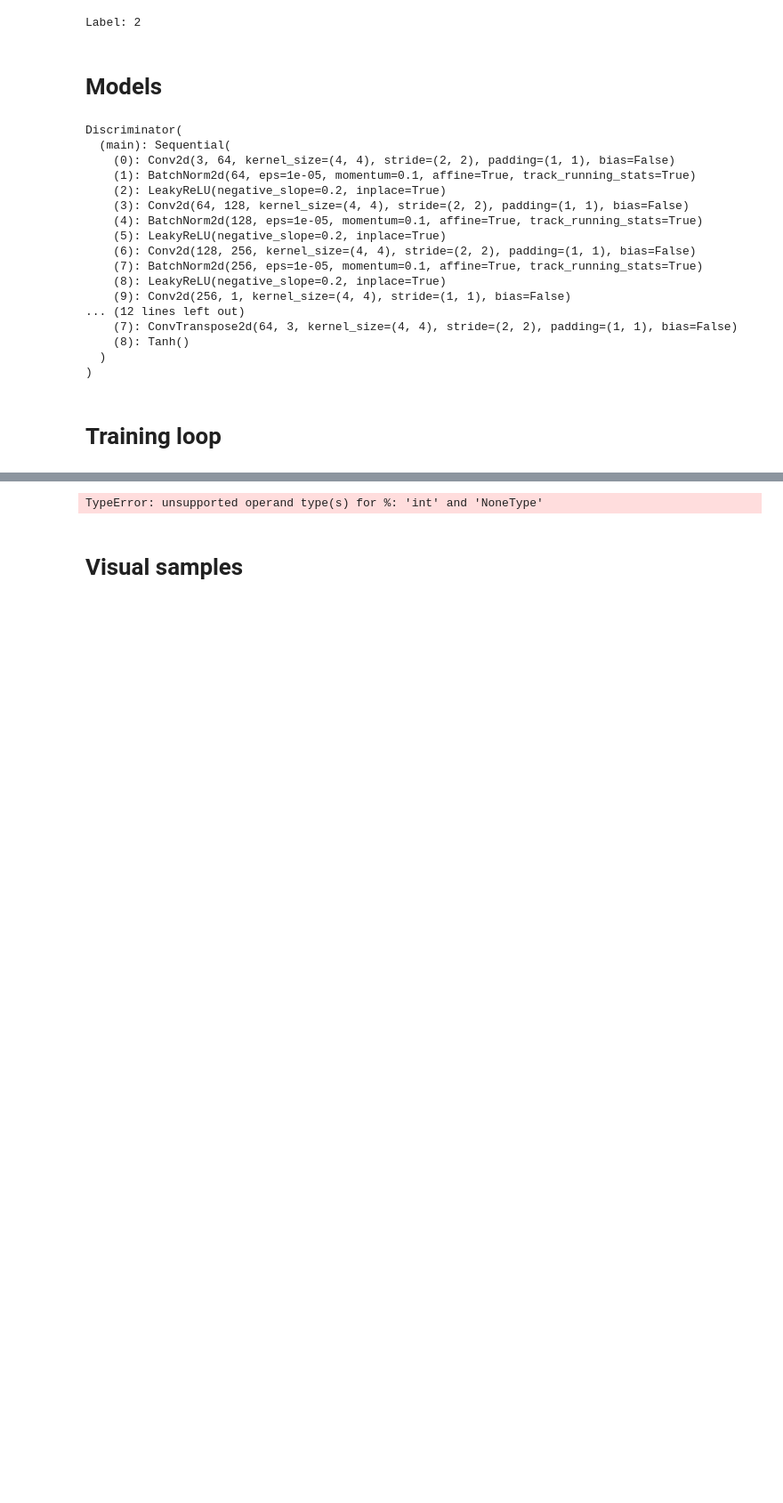
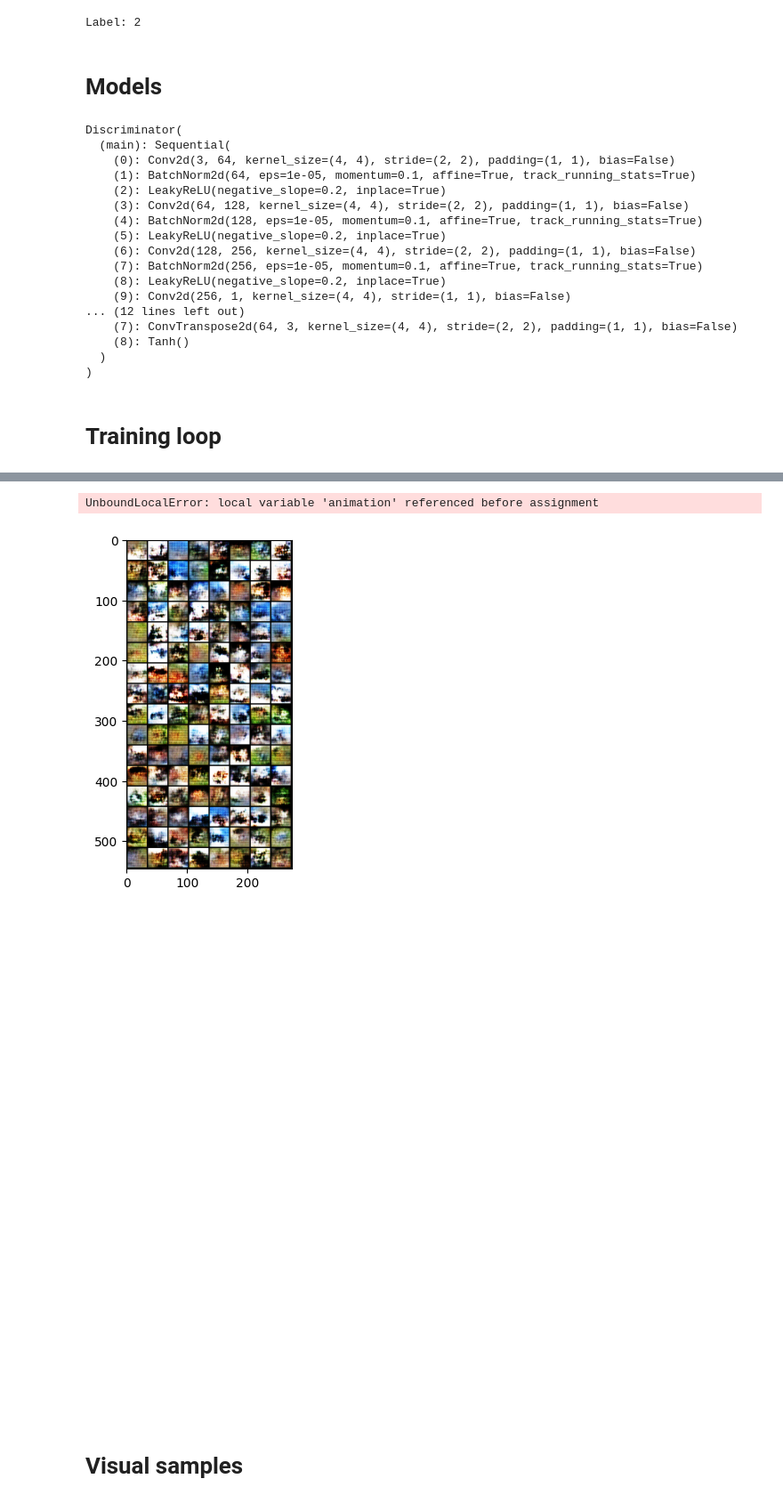
Before and after one commit to krzkro4122/image-generator, a Jupyter notebook: gan/train.ipynb, the cells around one changed output, grey strips where cells are left out. Shown at 89% size. Saved outputs shown, nothing was run; the diff lists cells and outputs as text; code cells hidden in the pictures; blank space fills up the shorter version.

```diff
--- a/gan/train.ipynb
+++ b/gan/train.ipynb
@@ -197,6 +199,9 @@ D_losses = []
 
 iterations_passed = 0
 number_of_epochs = 15
+
+model_save_interval = 1500
+samples_save_interval = 500
 
 
 def train_on_real_batch():
@@ -331,8 +336,8 @@ try:
             D_G_z2, errG = update_generator_network()
             log_training()
             save_loses()
-            save_model(save_interval=1500)
-            save_sample_of_generator_progress(save_interval=500)
+            save_model(save_interval=model_save_interval)
+            save_sample_of_generator_progress(save_interval=samples_save_interval)
             iterations_passed += 1
 except KeyboardInterrupt:
     ...
@@ -348,4 +364,6 @@ Starting the training loop...
-TypeError: unsupported operand type(s) for %: 'int' and 'NoneType'
+UnboundLocalError: local variable 'animation' referenced before assignment
+[figure, added]
+[figure, added]
 # %% [markdown]
 # Visual samples
 # %%
```
Also changed, not shown: parts of 3 cells of this notebook.
